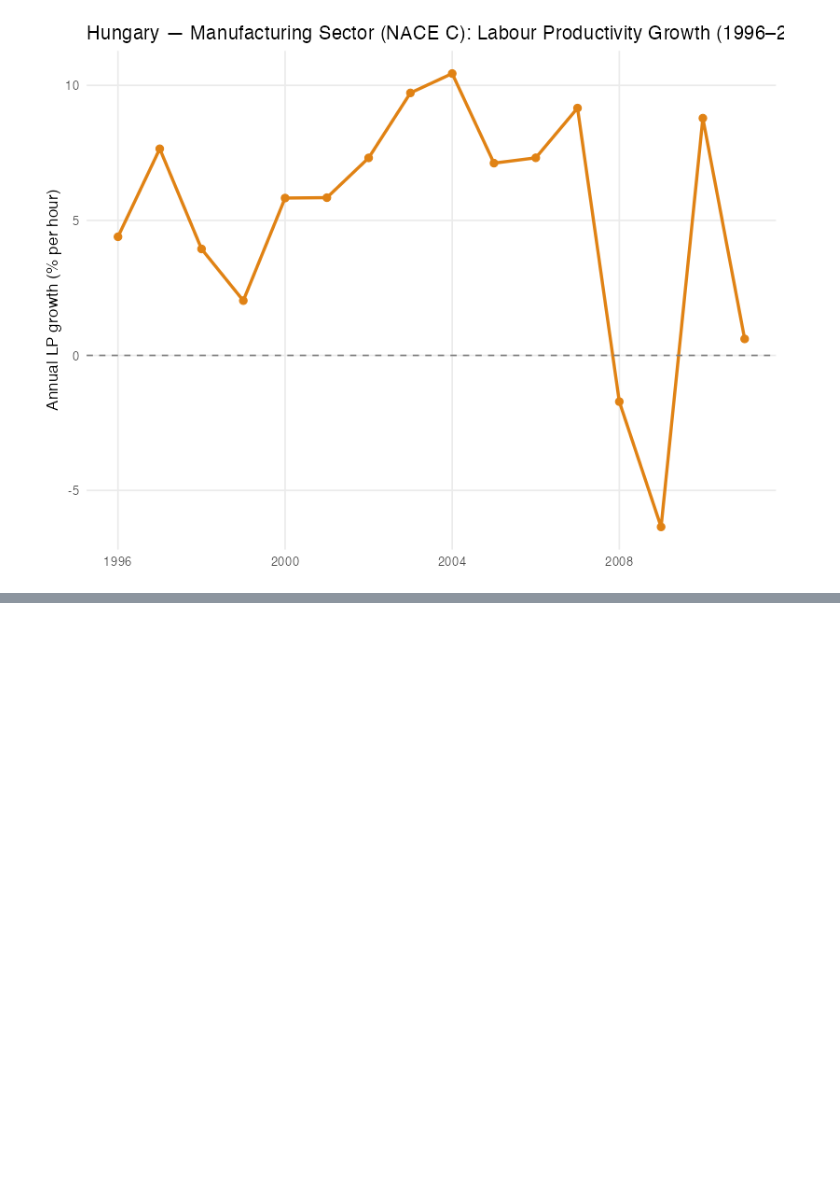
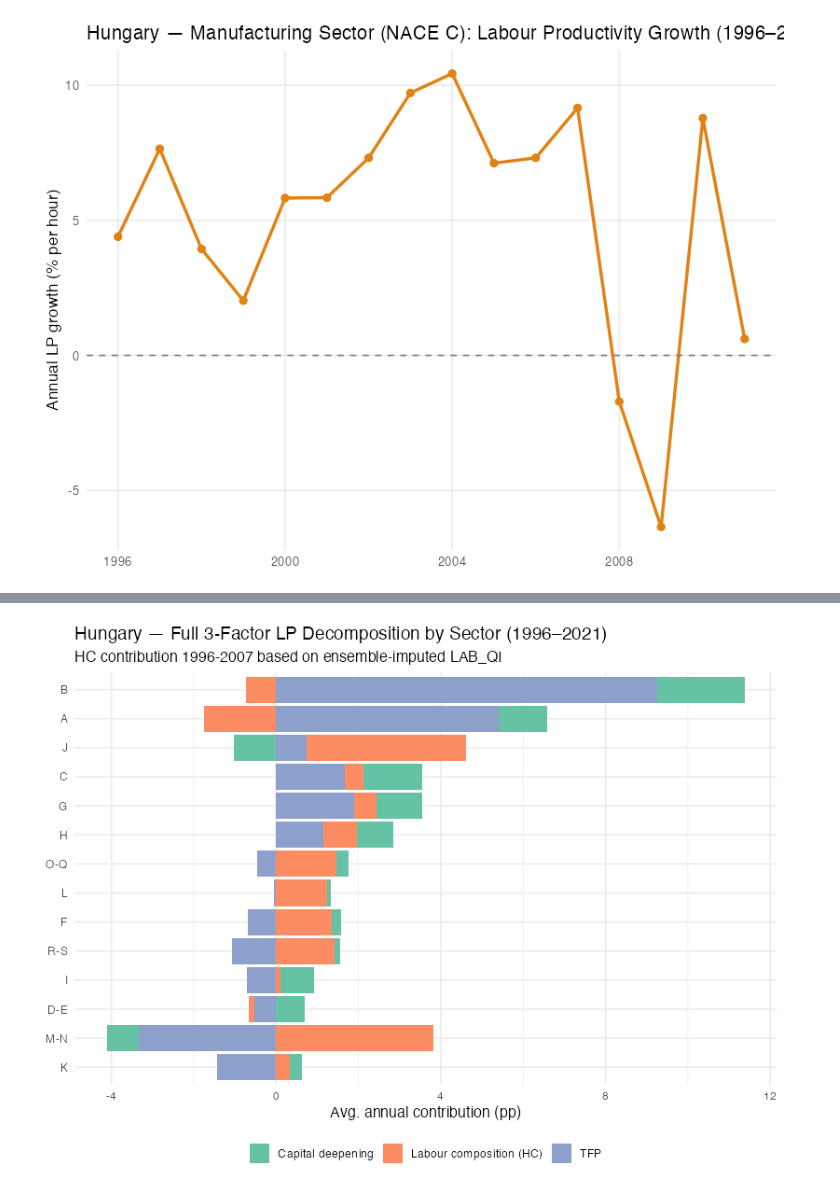
Before and after one commit to kaif1808/imHungary, a Jupyter notebook: hungary_growth_accounting-2.ipynb, the cells around one changed output, grey strips where cells are left out. Cells and saved outputs as stored; diff of their text form; code cells hidden in the pictures; blank space fills up the shorter version.

Commit message:
impute

```diff
--- a/hungary_growth_accounting-2.ipynb
+++ b/hungary_growth_accounting-2.ipynb
@@ -775,0 +1600,85 @@ decomp_sect |>
+# %%
+# ══════════════════════════════════════════════════════════════════════════════
+# (h-5)  Full 3-factor decomposition using imputed LABQI (1995–2021)
+#
+# Replaces the left_join on LAB_QI with the completed series (observed +
+# ensemble-imputed), enabling hc_contrib = g_LABQI for all years 1996–2021.
+# ══════════════════════════════════════════════════════════════════════════════
+
+broad_sectors <- c("A","B","C","D-E","F","G","H","I","J","K","L","M-N","O-Q","R-S")
+
+# ── 1. Build LAB_QI_full long table (observed + imputed) ─────────────────────
+labqi_full <- labqi_complete |>
+  select(nace_r2_code, year, LAB_QI_full = LAB_QI_final, labqi_source = source)
+
+cat("labqi_full rows:", nrow(labqi_full),
+    " | years:", min(labqi_full$year), "-", max(labqi_full$year), "\n\n")
+
+# ── 2. Sectoral 3-factor decomposition — full 1995–2021 ───────────────────────
+alpha <- 1/3
+
+decomp_sect_full <- panel_broad |>
+  filter(year >= 1995, year <= 2021) |>
+  group_by(nace_r2_code, nace_r2_name) |>
+  arrange(year) |>
+  mutate(
+    base_va    = VA_CP[year == min(year[!is.na(VA_CP)])][1],
+    VA_real    = (VA_Q / 100) * base_va,
+    y          = VA_real / total_hours,
+    g_y        = (log(y)          - log(lag(y)))          * 100,
+    g_K        = (log(Kq_GFCF)    - log(lag(Kq_GFCF)))    * 100,
+    g_L        = (log(total_hours) - log(lag(total_hours))) * 100,
+    cap_contrib = alpha * (g_K - g_L)
+  ) |>
+  ungroup() |>
+  left_join(labqi_full |> filter(nace_r2_code %in% broad_sectors),
+            by = c("nace_r2_code","year")) |>
+  group_by(nace_r2_code) |>
+  arrange(year) |>
+  mutate(
+    g_h         = (log(LAB_QI_full) - log(lag(LAB_QI_full))) * 100,
+    hc_contrib  = g_h,
+    tfp_contrib = g_y - cap_contrib - hc_contrib,
+    total_growth = g_y
+  ) |>
+  ungroup()
+
+# ── 3. Average annual contributions — full period 1996–2021 ───────────────────
+sect_avg_full <- decomp_sect_full |>
+  filter(!is.na(tfp_contrib)) |>
+  group_by(nace_r2_code, nace_r2_name) |>
+  summarise(
+    across(c(cap_contrib, hc_contrib, tfp_contrib, total_growth),
+           \(x) mean(x, na.rm = TRUE)),
+    n_obs = n(),
+    .groups = "drop"
+  ) |>
+  arrange(desc(total_growth))
+
+cat("=== 3-Factor decomposition averages (1996-2021, imputed LABQI) ===\n")
+print(sect_avg_full |> select(nace_r2_code, total_growth, cap_contrib, hc_contrib, tfp_contrib), n=20)
+
+# ── 4. Stacked bar: average contributions by sector ───────────────────────────
+sect_avg_full |>
+  mutate(nace_r2_code = fct_reorder(nace_r2_code, total_growth)) |>
+  pivot_longer(
+    cols = c(cap_contrib, hc_contrib, tfp_contrib),
+    names_to = "component", values_to = "contribution"
+  ) |>
+  mutate(component = recode(component,
+    cap_contrib = "Capital deepening",
+    hc_contrib  = "Labour composition (HC)",
+    tfp_contrib = "TFP"
+  )) |>
+  ggplot(aes(x = nace_r2_code, y = contribution, fill = component)) +
+  geom_col(position = "stack") +
+  coord_flip() +
+  scale_fill_brewer(palette = "Set2") +
+  labs(
+    title = "Hungary — Full 3-Factor LP Decomposition by Sector (1996–2021)",
+    subtitle = "HC contribution 1996-2007 based on ensemble-imputed LAB_QI",
+    x = NULL, y = "Avg. annual contribution (pp)", fill = NULL
+  ) +
+  theme_minimal(base_size = 12) +
+  theme(legend.position = "bottom")
+# %% [output]
@@ -775,0 +1705 @@ decomp_sect |>
+[figure, added]
```
Also changed, not shown: parts of 16 cells of this notebook, 8 other files.
